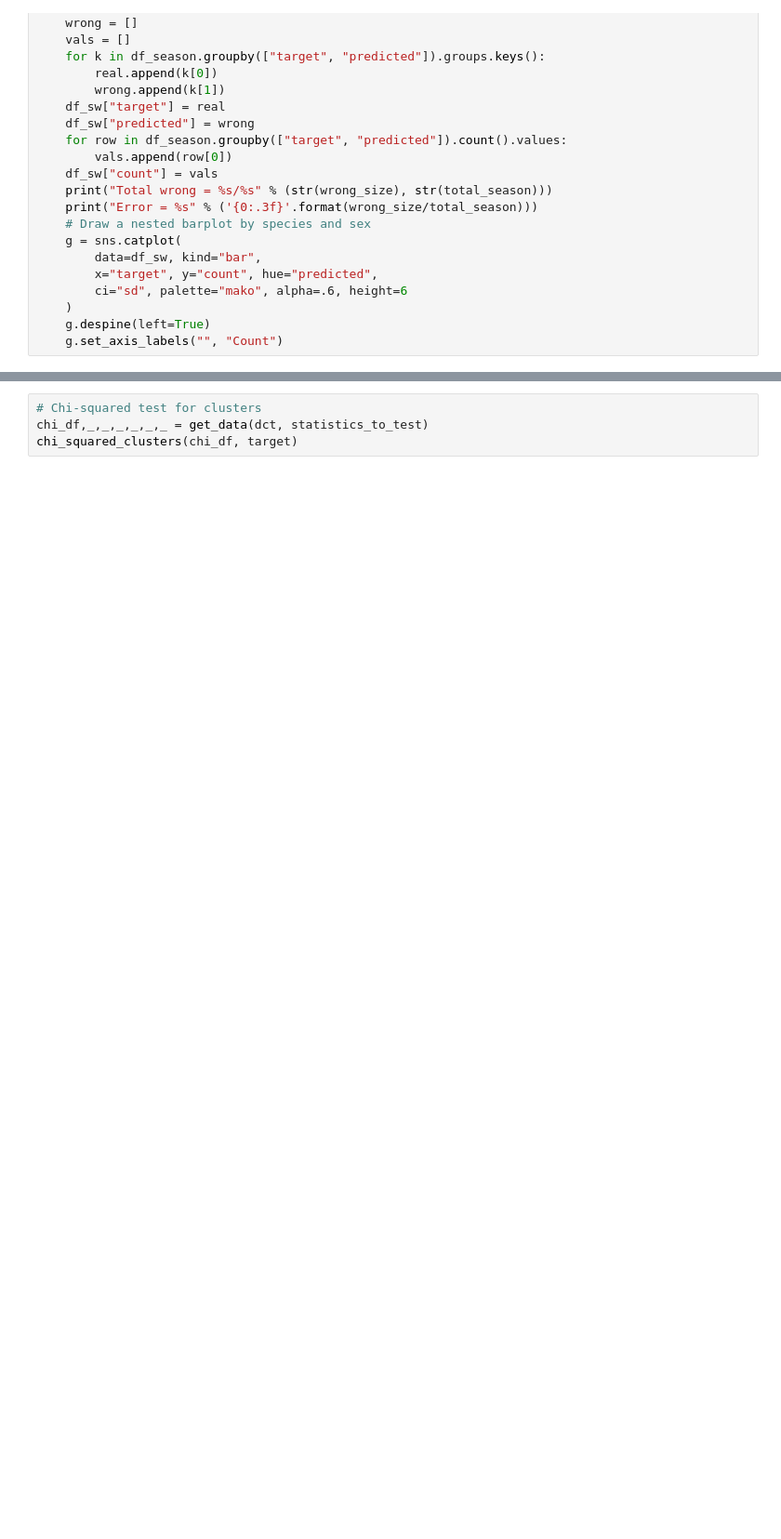
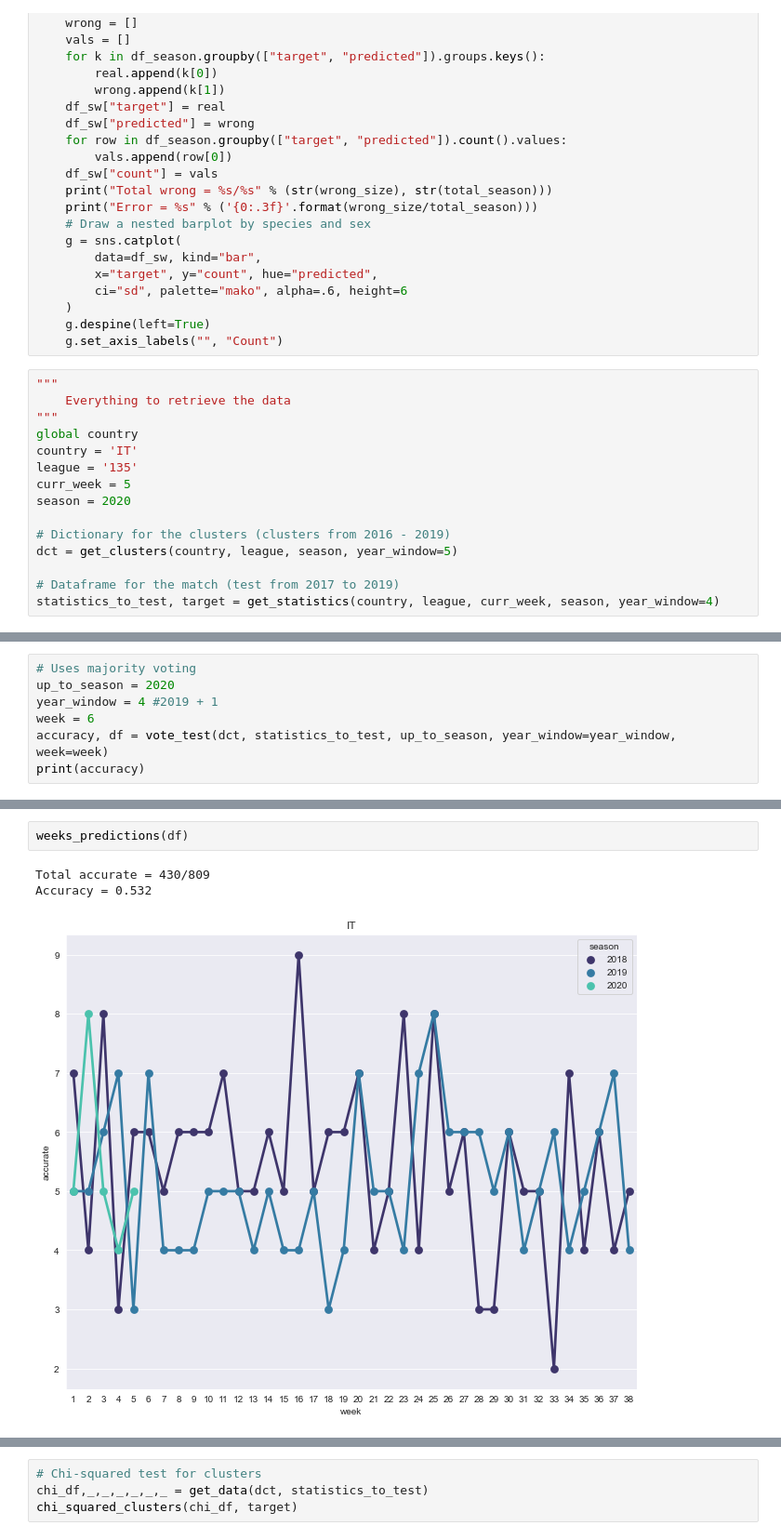
Before and after one commit to clarismiranda/Statsfootball, a Jupyter notebook: evaluation.ipynb, the cells around one changed output, grey strips where cells are left out. Shown at 93% size. Drawn from its saved outputs; the diff is of its cells as text; blank space fills up the shorter version.

Commit message:
add vote model

```diff
--- a/evaluation.ipynb
+++ b/evaluation.ipynb
@@ -737,3 +903,18 @@ def wrong_predictions(df, season):
     )
     g.despine(left=True)
     g.set_axis_labels("", "Count")
+# %%
+"""
+    Everything to retrieve the data
+"""
+global country
+country = 'IT'
+league = '135'
+curr_week = 5
+season = 2020
+
+# Dictionary for the clusters (clusters from 2016 - 2019)
+dct = get_clusters(country, league, season, year_window=5)
+
+# Dataframe for the match (test from 2017 to 2019)
+statistics_to_test, target = get_statistics(country, league, curr_week, season, year_window=4)
@@ -739,0 +939,7 @@ def wrong_predictions(df, season):
+# %%
+# Uses majority voting
+up_to_season = 2020
+year_window = 4 #2019 + 1
+week = 6
+accuracy, df = vote_test(dct, statistics_to_test, up_to_season, year_window=year_window, week=week)
+print(accuracy)
@@ -739,0 +1094,6 @@ def wrong_predictions(df, season):
+# %%
+weeks_predictions(df)
+# %% [output]
+Total accurate = 430/809
+Accuracy = 0.532
+[figure, added]
```
Also changed, not shown: parts of 89 cells of this notebook, 7 other files.
